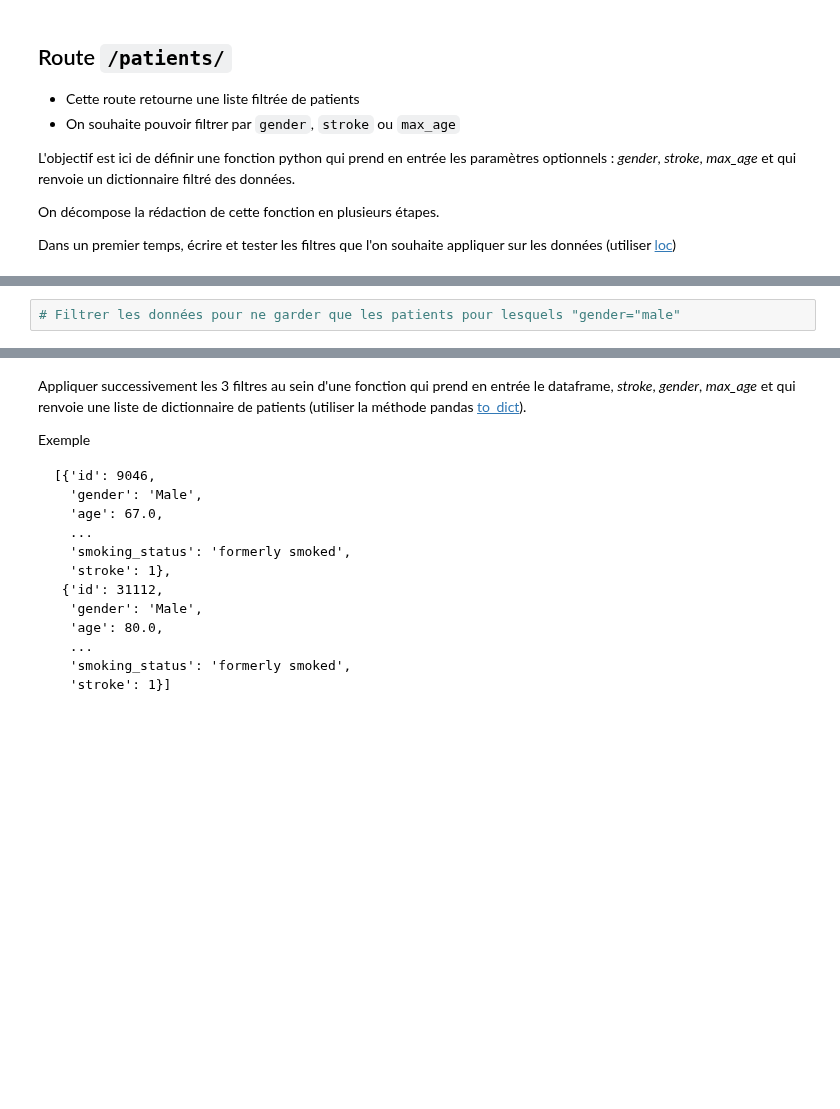
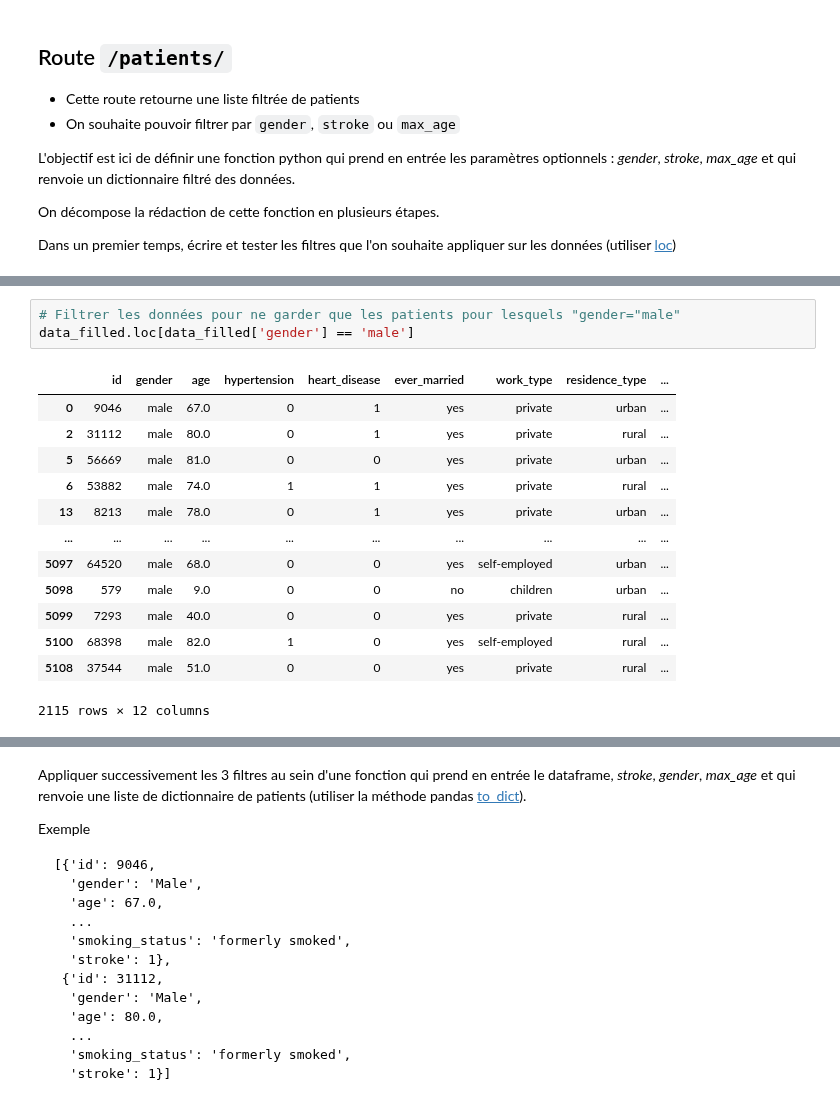
Before and after one commit to 17matb/stroke-api, a Jupyter notebook: stroke_api/API_tuto.ipynb, the cells around one changed output, grey strips where cells are left out. Saved outputs shown, nothing was run; the diff lists cells and outputs as text; blank space fills up the shorter version.

```diff
--- a/stroke_api/API_tuto.ipynb
+++ b/stroke_api/API_tuto.ipynb
@@ -194,4 +339,19 @@ Dans un premier temps, écrire et tester les filtres que l'on souhaite appliquer
 # %%
 # Filtrer les données pour ne garder que les patients pour lesquels "gender="male"
+data_filled.loc[data_filled['gender'] == 'male']
+# %% [output]
+|  | id | gender | age | hypertension | heart_disease | ever_married | work_type | residence_type | ... |
+| 0 | 9046 | male | 67.0 | 0 | 1 | yes | private | urban | ... |
+| 2 | 31112 | male | 80.0 | 0 | 1 | yes | private | rural | ... |
+| 5 | 56669 | male | 81.0 | 0 | 0 | yes | private | urban | ... |
+| 6 | 53882 | male | 74.0 | 1 | 1 | yes | private | rural | ... |
+| 13 | 8213 | male | 78.0 | 0 | 1 | yes | private | urban | ... |
+| ... | ... | ... | ... | ... | ... | ... | ... | ... | ... |
+| 5097 | 64520 | male | 68.0 | 0 | 0 | yes | self-employed | urban | ... |
+| 5098 | 579 | male | 9.0 | 0 | 0 | no | children | urban | ... |
+| 5099 | 7293 | male | 40.0 | 0 | 0 | yes | private | rural | ... |
+| 5100 | 68398 | male | 82.0 | 1 | 0 | yes | self-employed | rural | ... |
+| 5108 | 37544 | male | 51.0 | 0 | 0 | yes | private | rural | ... |
+2115 rows × 12 columns
 # %%
 # Filtrer les données pour ne garder que les patients tels que "age <= max_age"
```
Also changed, not shown: parts of 12 cells of this notebook, 2 other files.
